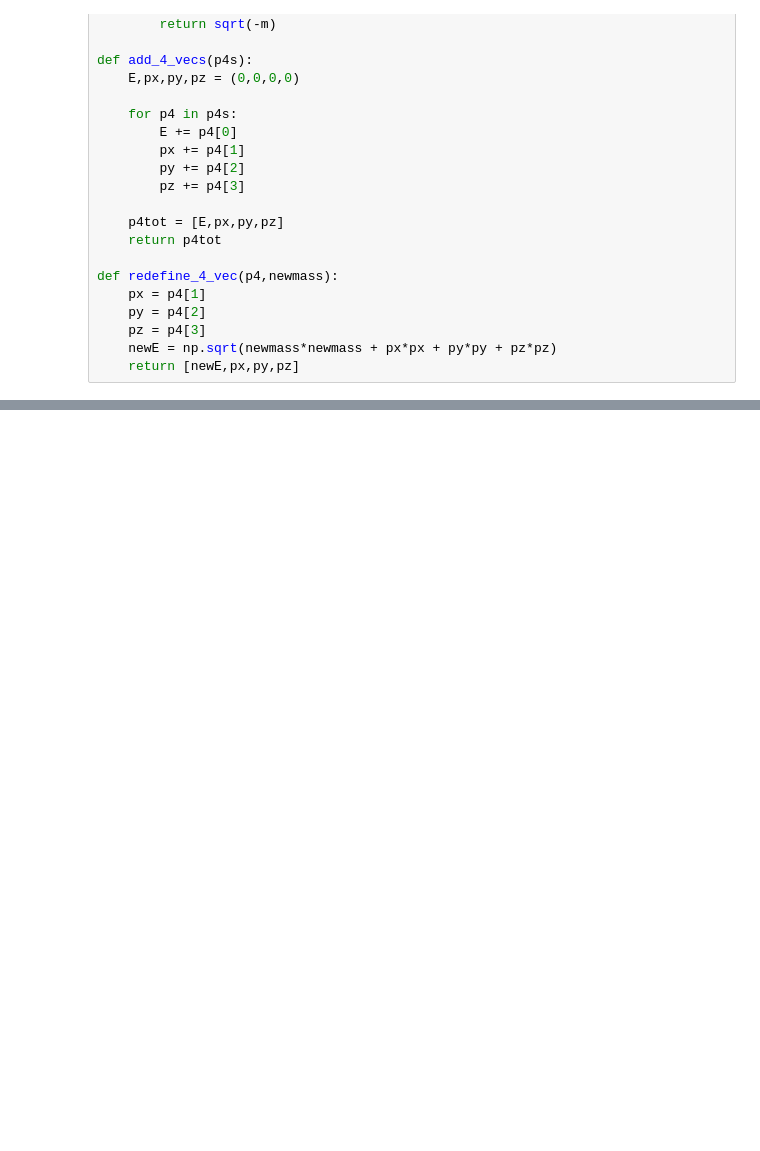
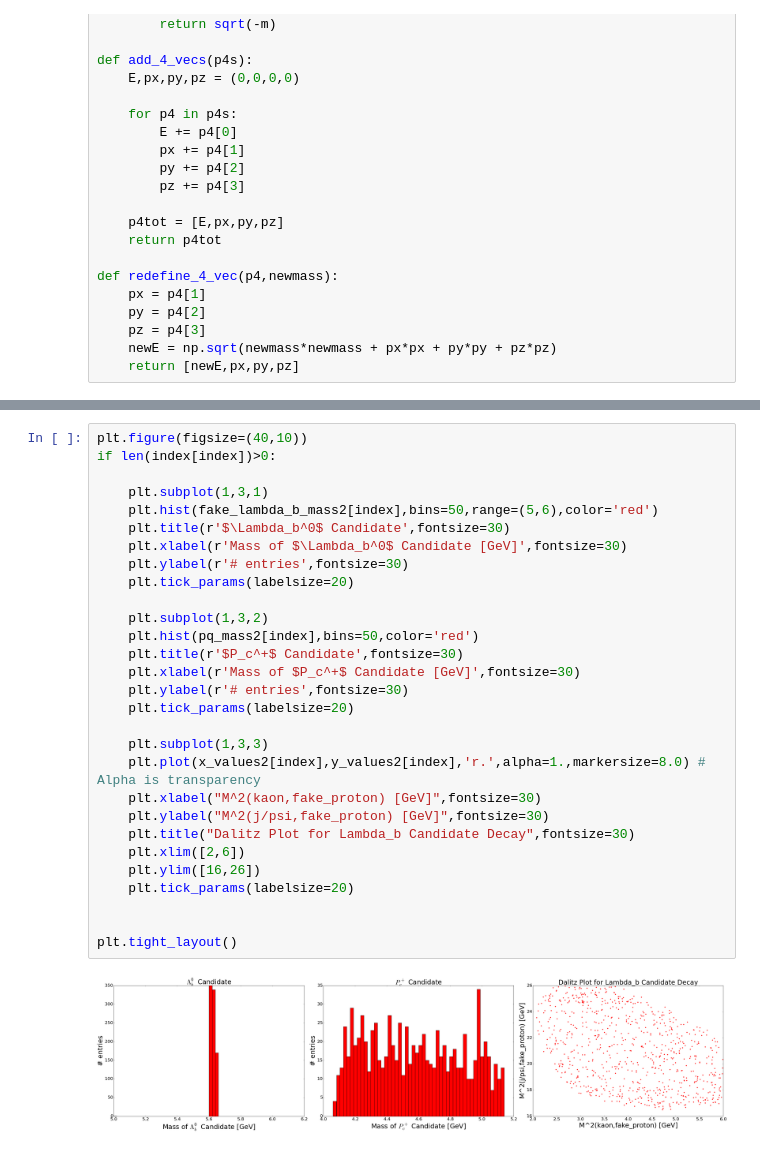
Before and after one commit to mattbellis/Siena_College_research_with_Sandy_Spicer, a Jupyter notebook: B Meson Decay.ipynb, the cells around one changed output, grey strips where cells are left out. Drawn from its saved outputs; the diff is of its cells as text; blank space fills up the shorter version.

```diff
--- a/B Meson Decay.ipynb
+++ b/B Meson Decay.ipynb
@@ -306,0 +352,31 @@ plt.tight_layout()
+# %%
+plt.figure(figsize=(40,10))
+if len(index[index])>0:
+
+    plt.subplot(1,3,1)
+    plt.hist(fake_lambda_b_mass2[index],bins=50,range=(5,6),color='red')
+    plt.title(r'$\Lambda_b^0$ Candidate',fontsize=30)
+    plt.xlabel(r'Mass of $\Lambda_b^0$ Candidate [GeV]',fontsize=30)
+    plt.ylabel(r'# entries',fontsize=30)
+    plt.tick_params(labelsize=20)
+
+    plt.subplot(1,3,2)
+    plt.hist(pq_mass2[index],bins=50,color='red')
+    plt.title(r'$P_c^+$ Candidate',fontsize=30)
+    plt.xlabel(r'Mass of $P_c^+$ Candidate [GeV]',fontsize=30)
+    plt.ylabel(r'# entries',fontsize=30)
+    plt.tick_params(labelsize=20)
+
+    plt.subplot(1,3,3)
+    plt.plot(x_values2[index],y_values2[index],'r.',alpha=1.,markersize=8.0) # Alpha is transparency
+    plt.xlabel("M^2(kaon,fake_proton) [GeV]",fontsize=30)
+    plt.ylabel("M^2(j/psi,fake_proton) [GeV]",fontsize=30)
+    plt.title("Dalitz Plot for Lambda_b Candidate Decay",fontsize=30)
+    plt.xlim([2,6])
+    plt.ylim([16,26])
+    plt.tick_params(labelsize=20)
+
+
+plt.tight_layout()
+# %% [output]
+[figure, added]
```
Also changed, not shown: parts of 8 cells of this notebook, 5 other files.
